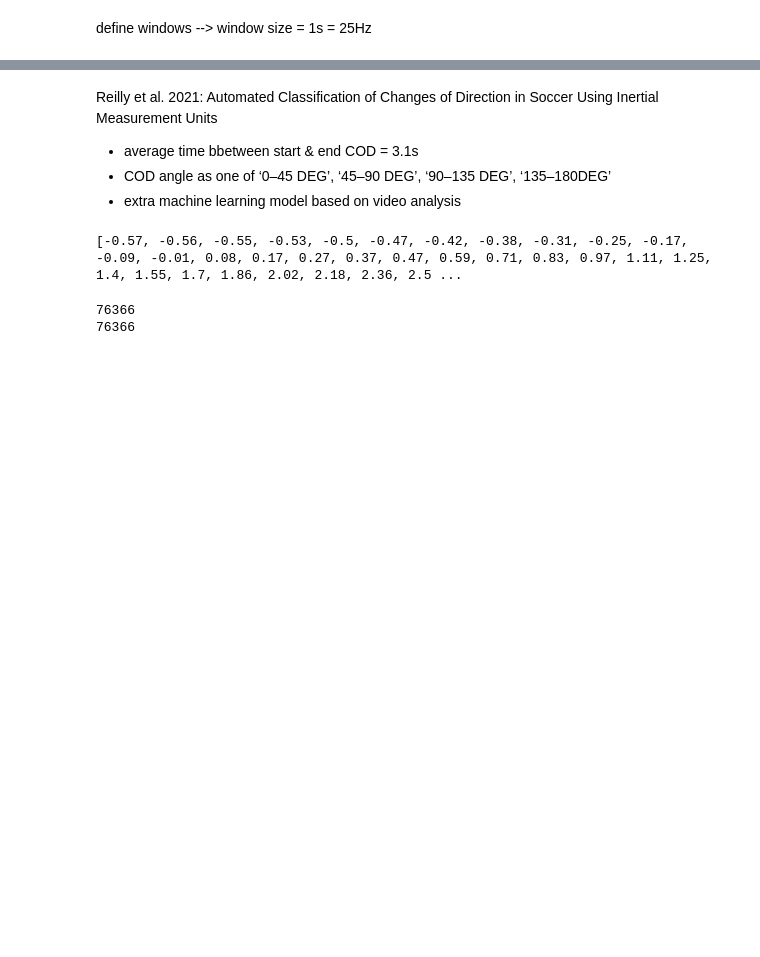
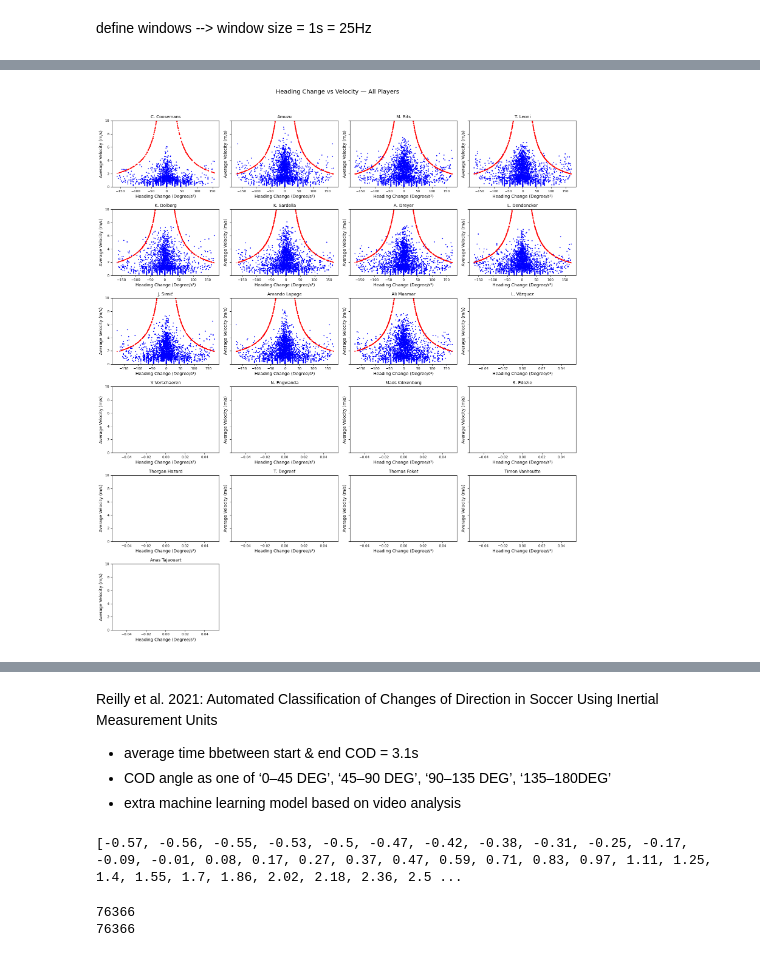
Before and after one commit to ihosten/internship_club_brugge, a Jupyter notebook: positional_data/ChangesOfDirection.ipynb, the cells around one changed output, grey strips where cells are left out. Cells and saved outputs as stored; diff of their text form; code cells hidden in the pictures; blank space fills up the shorter version.

```diff
--- a/positional_data/ChangesOfDirection.ipynb
+++ b/positional_data/ChangesOfDirection.ipynb
@@ -422 +448,32 @@ cod_counter
+# %%
+players = list(heading_change_25.keys())
+n_players = len(players)
+
+n_cols = 4
+n_rows = -(-n_players // n_cols) # om naar boven af te ronden
+
+fig, axes = plt.subplots(n_rows, n_cols, figsize=(16, n_rows * 3), sharey=True)
+axes = axes.flatten()  # Flatten to 1D array for easy indexing
+
+for i, player in enumerate(players):
+    ax = axes[i]
+    ax.scatter(heading_change_25[player], v_25[player], s=2, label="v_25", color='blue')
+    ax.scatter(heading_change_25[player], veloctity_curvature_cutoff[player], s=2, label="cutoff", color='red')
+    ax.set_ylim(0, 10)
+    ax.set_title(player, fontsize=10)
+    ax.tick_params(labelsize=8)
+    ax.set_ylabel('Average Velocity (m/s)')
+    ax.set_xlabel('Heading Change (Degree/s²)')
+
+# Hide unused subplots if there are fewer than n_rows * n_cols
+for j in range(n_players, len(axes)):
+    fig.delaxes(axes[j])
+
+#axes.set_xlabel('Average Velocity (m/s)')
+fig.suptitle("Heading Change vs Velocity — All Players", fontsize=14, y=1.02)
+
+plt.tight_layout()
+plt.show()
+# %% [output]
+[figure, added]
 # %%
```
Also changed, not shown: parts of 31 cells of this notebook.
